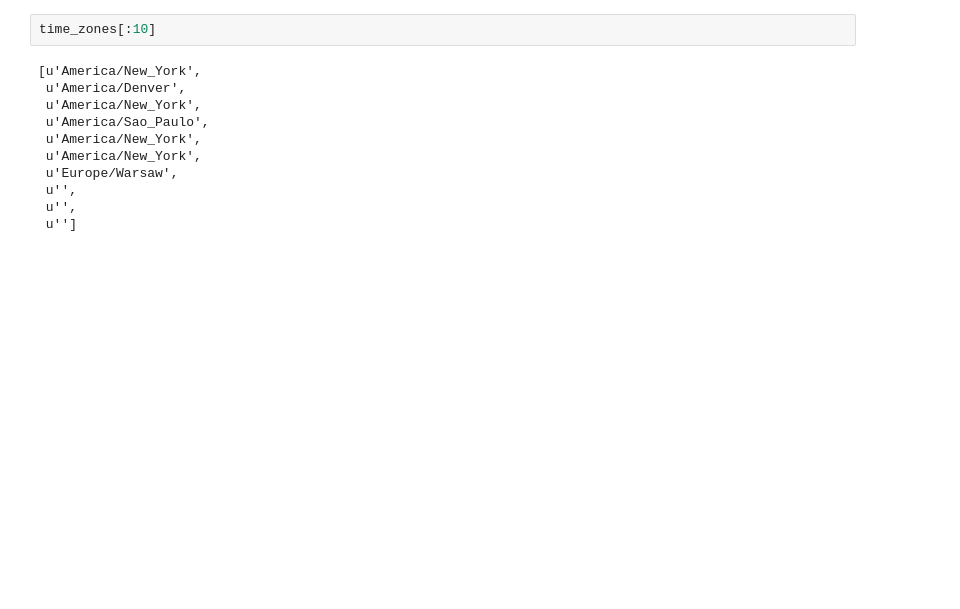
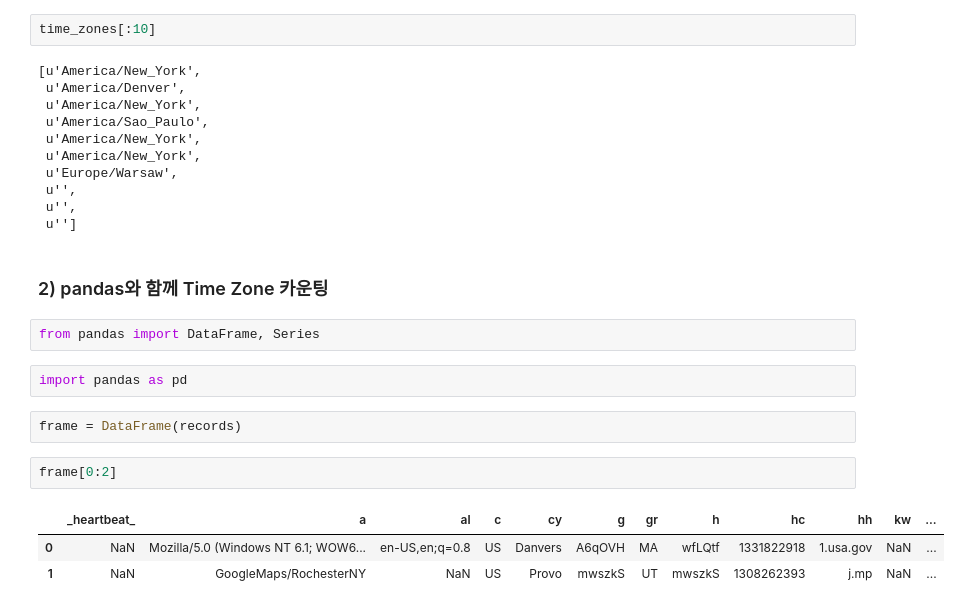
Before and after one commit to bluebibi/python-for-data-analysis, a Jupyter notebook: Introductory Examples (Ch.2).ipynb, the cells around one changed output. Drawn from its saved outputs; the diff is of its cells as text; blank space fills up the shorter version.

```diff
--- a/Introductory Examples (Ch.2).ipynb
+++ b/Introductory Examples (Ch.2).ipynb
@@ -96,3 +96,17 @@ time_zones[:10]
  u'',
  u'',
  u'']
+# %% [markdown]
+### 2) pandas와 함께 Time Zone 카운팅
+# %%
+from pandas import DataFrame, Series
+# %%
+import pandas as pd
+# %%
+frame = DataFrame(records)
+# %%
+frame[0:2]
+# %% [output]
+|  | _heartbeat_ | a | al | c | cy | g | gr | h | hc | hh | kw | ... |
+| 0 | NaN | Mozilla/5.0 (Windows NT 6.1; WOW6... | en-US,en;q=0.8 | US | Danvers | A6qOVH | MA | wfLQtf | 1331822918 | 1.usa.gov | NaN | ... |
+| 1 | NaN | GoogleMaps/RochesterNY | NaN | US | Provo | mwszkS | UT | mwszkS | 1308262393 | j.mp | NaN | ... |
```
Also changed, not shown: parts of 10 cells of this notebook.
